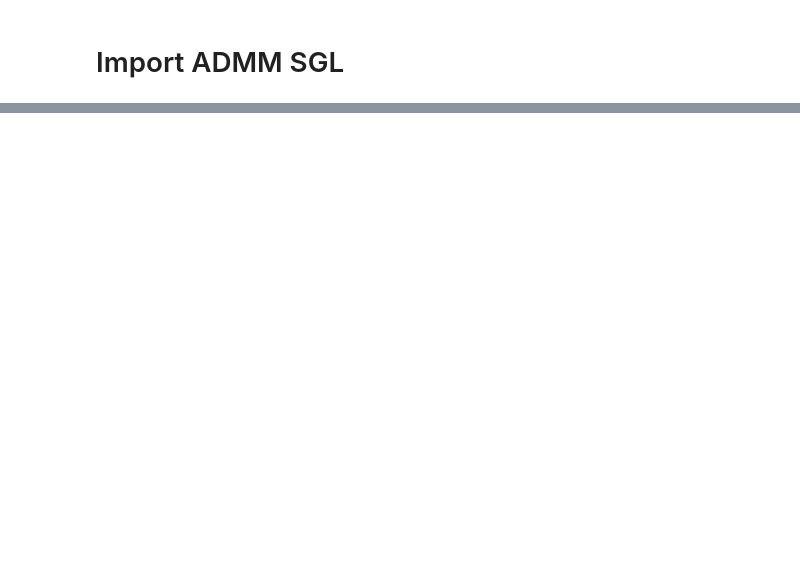
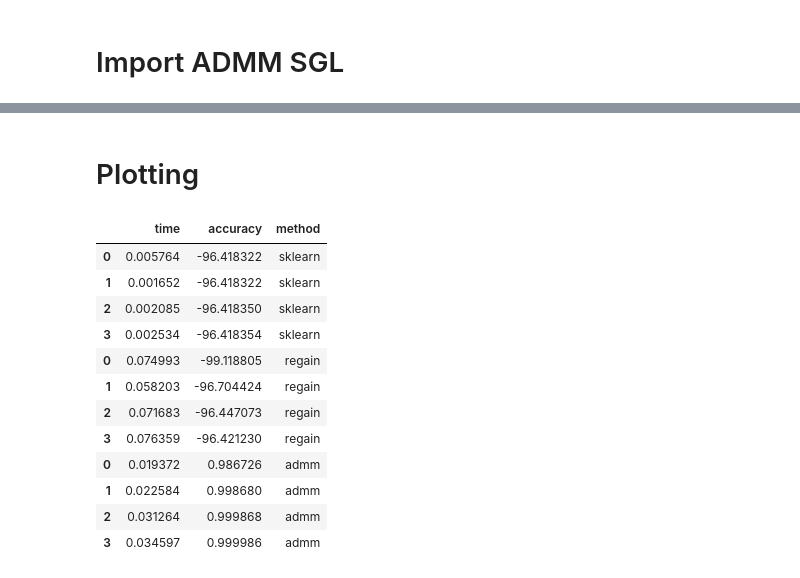
Before and after one commit to fabian-sp/GGLasso, a Jupyter notebook: gglasso/benchmarks.ipynb, the cells around one changed output, grey strips where cells are left out. Saved outputs shown, nothing was run; the diff lists cells and outputs as text; code cells hidden in the pictures; blank space fills up the shorter version.

Commit message:
sklearnn, regain and admm perfomance comparison notebook

```diff
--- a/gglasso/benchmarks.ipynb
+++ b/gglasso/benchmarks.ipynb
@@ -150,0 +128,12 @@ ImportError: cannot import name 'cffi_utils' from 'numba.core.typing' (/Users/ol
+# %%
+tol_list = [1e-4, 1e-5, 1e-6, 1e-7]
+cov_list = []
+precision_list = []
+time_list = []
+for tol in tol_list:
+    start = time.time()
+    sol, info = ADMM_SGL(X, lambda1, Omega_0 , eps_admm = tol, verbose = False, latent = False)
+    end = time.time()
+    cov_list.append(sol['Omega'])
+    precision_list.append(sol['Theta'])
+    time_list.append(end-start)
@@ -150,0 +149,12 @@ ImportError: cannot import name 'cffi_utils' from 'numba.core.typing' (/Users/ol
+# %%
+accuracy_list = []
+for i in range(0, len(precision_list)):
+    accuracy = 1 - np.linalg.norm(Z - np.array(precision_list[i]))
+    accuracy_list.append(accuracy)
+# %%
+method_list = ["admm"]*len(accuracy_list)
+# %%
+df_admm = pd.DataFrame(data={'time': time_list,
+                             'accuracy': accuracy_list,
+                             'method':method_list})
+df_admm.head()
@@ -150,0 +167,2 @@ ImportError: cannot import name 'cffi_utils' from 'numba.core.typing' (/Users/ol
+# %% [markdown]
+# Plotting
@@ -150,0 +171,19 @@ ImportError: cannot import name 'cffi_utils' from 'numba.core.typing' (/Users/ol
+# %%
+frames = [df_sk, df_rg, df_admm]
+
+df = pd.concat(frames)
+df
+# %% [output]
+|  | time | accuracy | method |
+| 0 | 0.005764 | -96.418322 | sklearn |
+| 1 | 0.001652 | -96.418322 | sklearn |
+| 2 | 0.002085 | -96.418350 | sklearn |
+| 3 | 0.002534 | -96.418354 | sklearn |
+| 0 | 0.074993 | -99.118805 | regain |
+| 1 | 0.058203 | -96.704424 | regain |
+| 2 | 0.071683 | -96.447073 | regain |
+| 3 | 0.076359 | -96.421230 | regain |
+| 0 | 0.019372 | 0.986726 | admm |
+| 1 | 0.022584 | 0.998680 | admm |
+| 2 | 0.031264 | 0.999868 | admm |
+| 3 | 0.034597 | 0.999986 | admm |
```
Also changed, not shown: parts of 44 cells of this notebook.
